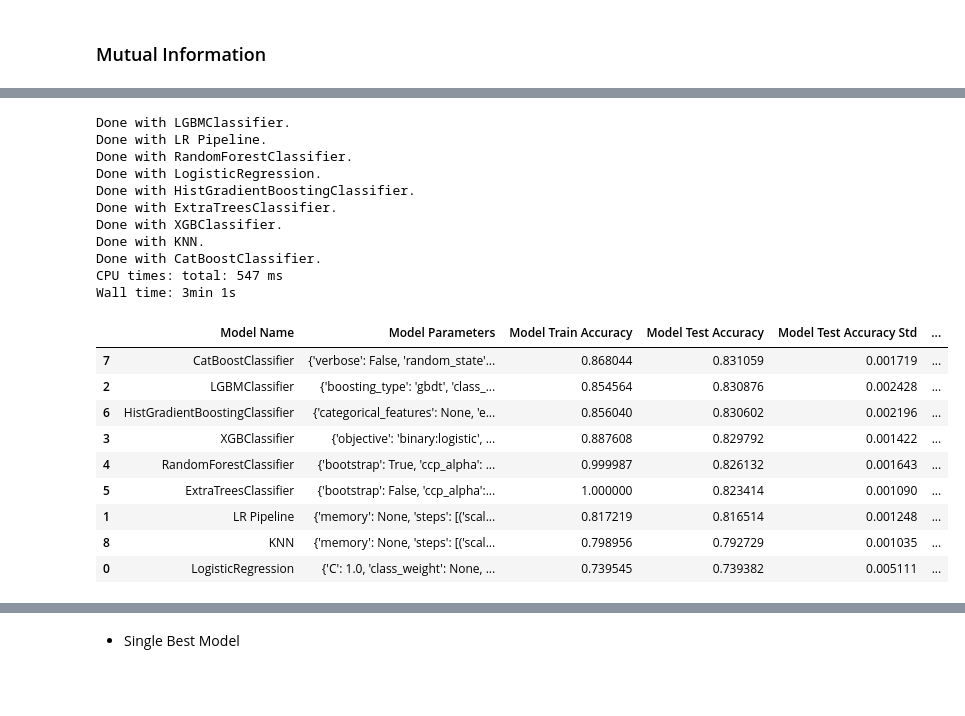
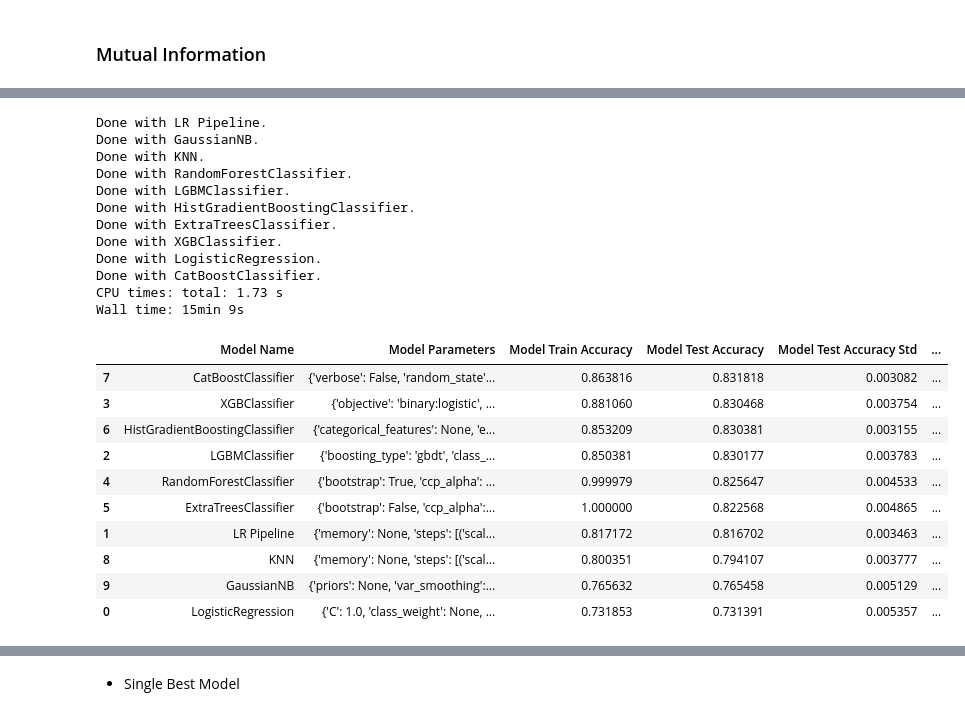
Before and after one commit to hardboyvino/kaggle_competition, a Jupyter notebook: playground_4.6/baseline.ipynb, the cells around one changed output, grey strips where cells are left out. Saved outputs shown, nothing was run; the diff lists cells and outputs as text; code cells hidden in the pictures; blank space fills up the shorter version.

```diff
--- a/playground_4.6/baseline.ipynb
+++ b/playground_4.6/baseline.ipynb
@@ -36,8 +40,9 @@ pd.set_option('display.max_columns', None)
 
 experiment_name = 'baseline'
 # %%
-train = pd.read_csv('train.csv')
-# original = pd.read_csv('original.csv', sep=';')
+train = pd.read_csv('smaller_train.csv')
+full_train = pd.read_csv('train.csv')
+validation = pd.read_csv('validation.csv')
 test = pd.read_csv('test.csv')
 
 train.shape, test.shape
@@ -55,10 +69,11 @@ le.fit(train[TARGET])
 train[TARGET] = le.transform(train[TARGET])
 # %%
 X = train.drop(['id', TARGET], axis=1)
+X_full = full_train.drop(['id', TARGET], axis=1)
 y = train[TARGET]
 
-n_splits = 3
-sk3 = StratifiedKFold(n_splits=n_splits, shuffle=True, random_state=5)
+n_splits = 10
+sk10 = StratifiedKFold(n_splits=n_splits, shuffle=True, random_state=5)
 # %%
 # Define pipelines
 knn_pipeline = Pipeline([
@@ -92,7 +107,7 @@ models = [
     HistGradientBoostingClassifier(random_state=5),
     CatBoostClassifier(random_state=5, verbose=False, early_stopping_rounds=100),
     knn_pipeline,
-    # ridge_pipeline,
+    GaussianNB(),
 ]
 # %%
 def evaluate_models(models, X, y, important_features, cv_split, experiment_name):
@@ -175,13 +306,13 @@ for model in models:
 with open('baseline_features.txt', mode='w') as f:
     pprint(baseline_features, stream=f)
 # %%
-# Read and parse the text file containing the best features so far for each model
+# # Read and parse the text file containing the best features so far for each model
 
-with open('baseline_features.txt', 'r') as f:
-    file_content = f.read()
+# with open('baseline_features.txt', 'r') as f:
+#     file_content = f.read()
 
-# Parse the contents
-baseline_features = ast.literal_eval(file_content)
+# # Parse the contents
+# baseline_features = ast.literal_eval(file_content)
 # %%
 %%time
 
@@ -349,27 +487,29 @@ feats_so_far = ast.literal_eval(file_content)
 # %%
 %%time
 
-mi_models = evaluate_models(models, X, y, feats_so_far, sk3, f'{experiment_name}_mi_test')
-mi_models
+best_models = evaluate_models(models, X, y, feats_so_far, sk10, f'{experiment_name}_best')
+best_models
 # %% [output]
+Done with LR Pipeline.
+Done with GaussianNB.
+Done with KNN.
+Done with RandomForestClassifier.
 Done with LGBMClassifier.
-Done with LR Pipeline.
-Done with RandomForestClassifier.
-Done with LogisticRegression.
 Done with HistGradientBoostingClassifier.
 Done with ExtraTreesClassifier.
 Done with XGBClassifier.
-Done with KNN.
+Done with LogisticRegression.
 Done with CatBoostClassifier.
-CPU times: total: 547 ms
-Wall time: 3min 1s
+CPU times: total: 1.73 s
+Wall time: 15min 9s
 |  | Model Name | Model Parameters | Model Train Accuracy | Model Test Accuracy | Model Test Accuracy Std | ... |
-| 7 | CatBoostClassifier | {'verbose': False, 'random_state'... | 0.868044 | 0.831059 | 0.001719 | ... |
-| 2 | LGBMClassifier | {'boosting_type': 'gbdt', 'class_... | 0.854564 | 0.830876 | 0.002428 | ... |
-| 6 | HistGradientBoostingClassifier | {'categorical_features': None, 'e... | 0.856040 | 0.830602 | 0.002196 | ... |
-| 3 | XGBClassifier | {'objective': 'binary:logistic', ... | 0.887608 | 0.829792 | 0.001422 | ... |
-| 4 | RandomForestClassifier | {'bootstrap': True, 'ccp_alpha': ... | 0.999987 | 0.826132 | 0.001643 | ... |
-| 5 | ExtraTreesClassifier | {'bootstrap': False, 'ccp_alpha':... | 1.000000 | 0.823414 | 0.001090 | ... |
-| 1 | LR Pipeline | {'memory': None, 'steps': [('scal... | 0.817219 | 0.816514 | 0.001248 | ... |
-| 8 | KNN | {'memory': None, 'steps': [('scal... | 0.798956 | 0.792729 | 0.001035 | ... |
-| 0 | LogisticRegression | {'C': 1.0, 'class_weight': None, ... | 0.739545 | 0.739382 | 0.005111 | ... |
+| 7 | CatBoostClassifier | {'verbose': False, 'random_state'... | 0.863816 | 0.831818 | 0.003082 | ... |
+| 3 | XGBClassifier | {'objective': 'binary:logistic', ... | 0.881060 | 0.830468 | 0.003754 | ... |
+| 6 | HistGradientBoostingClassifier | {'categorical_features': None, 'e... | 0.853209 | 0.830381 | 0.003155 | ... |
+| 2 | LGBMClassifier | {'boosting_type': 'gbdt', 'class_... | 0.850381 | 0.830177 | 0.003783 | ... |
+| 4 | RandomForestClassifier | {'bootstrap': True, 'ccp_alpha': ... | 0.999979 | 0.825647 | 0.004533 | ... |
+| 5 | ExtraTreesClassifier | {'bootstrap': False, 'ccp_alpha':... | 1.000000 | 0.822568 | 0.004865 | ... |
+| 1 | LR Pipeline | {'memory': None, 'steps': [('scal... | 0.817172 | 0.816702 | 0.003463 | ... |
+| 8 | KNN | {'memory': None, 'steps': [('scal... | 0.800351 | 0.794107 | 0.003777 | ... |
+| 9 | GaussianNB | {'priors': None, 'var_smoothing':... | 0.765632 | 0.765458 | 0.005129 | ... |
+| 0 | LogisticRegression | {'C': 1.0, 'class_weight': None, ... | 0.731853 | 0.731391 | 0.005357 | ... |
```
Also changed, not shown: parts of 37 cells of this notebook, 12 other files.
